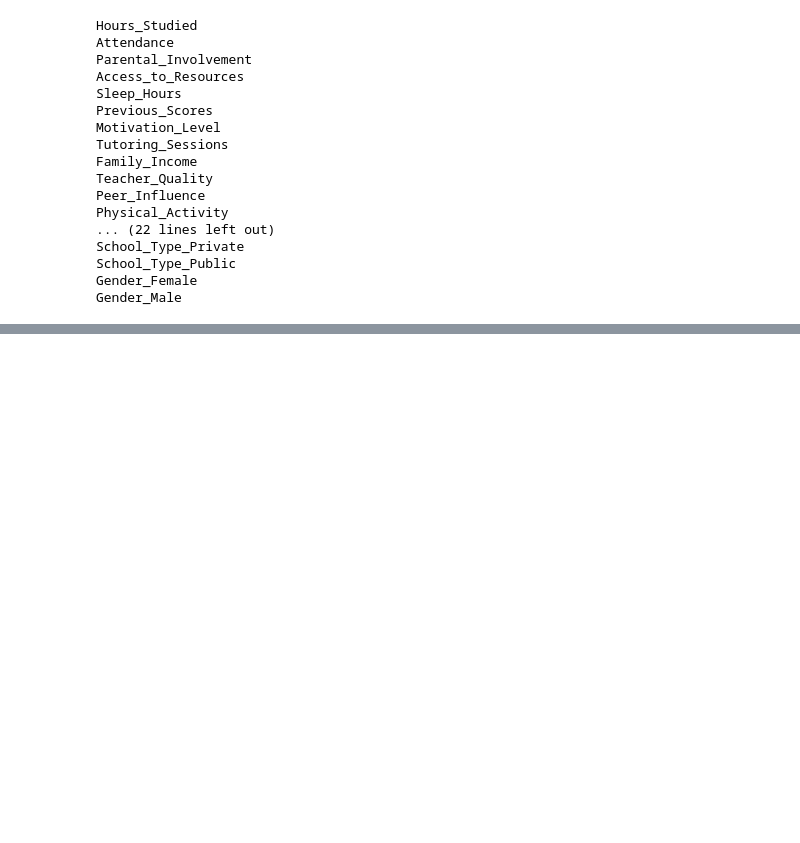
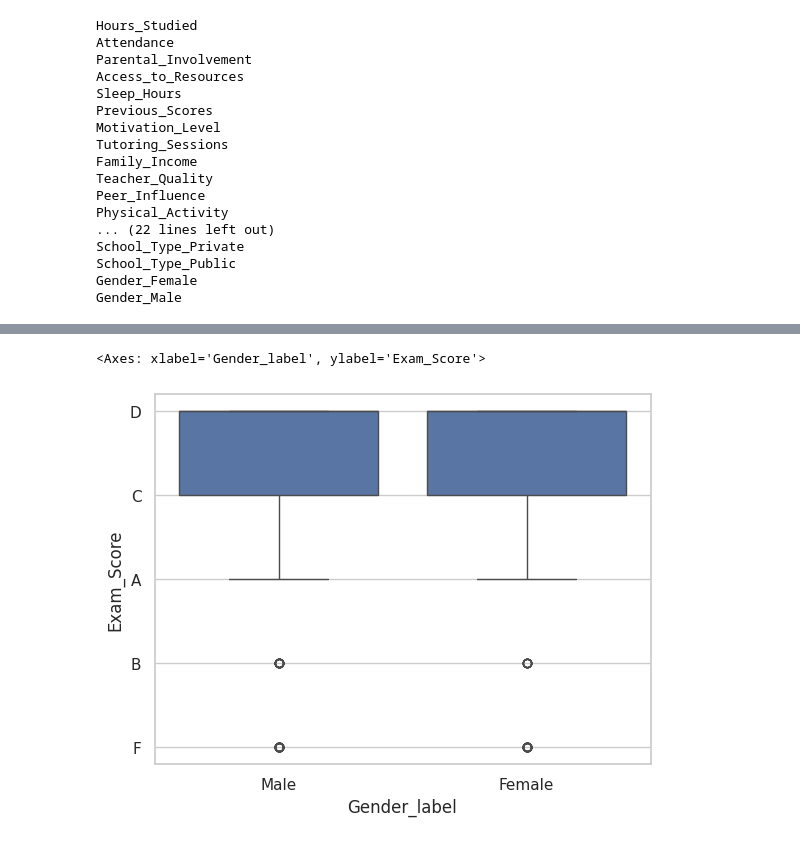
Before and after one commit to rolahadidy44/Multi-Class-Classification-Predicting-University-Student-Grades, a Jupyter notebook: analysis/analysis.ipynb, the cells around one changed output, grey strips where cells are left out. Drawn from its saved outputs; the diff is of its cells as text; code cells hidden in the pictures; blank space fills up the shorter version.

```diff
--- a/analysis/analysis.ipynb
+++ b/analysis/analysis.ipynb
@@ -335,0 +343,5 @@ Gender_Male
+# %%
+sns.boxplot(data=df, x="Gender_label", y="Exam_Score")
+# %% [output]
+<Axes: xlabel='Gender_label', ylabel='Exam_Score'>
+[figure, added]
```
Also changed, not shown: parts of 4 cells of this notebook.
